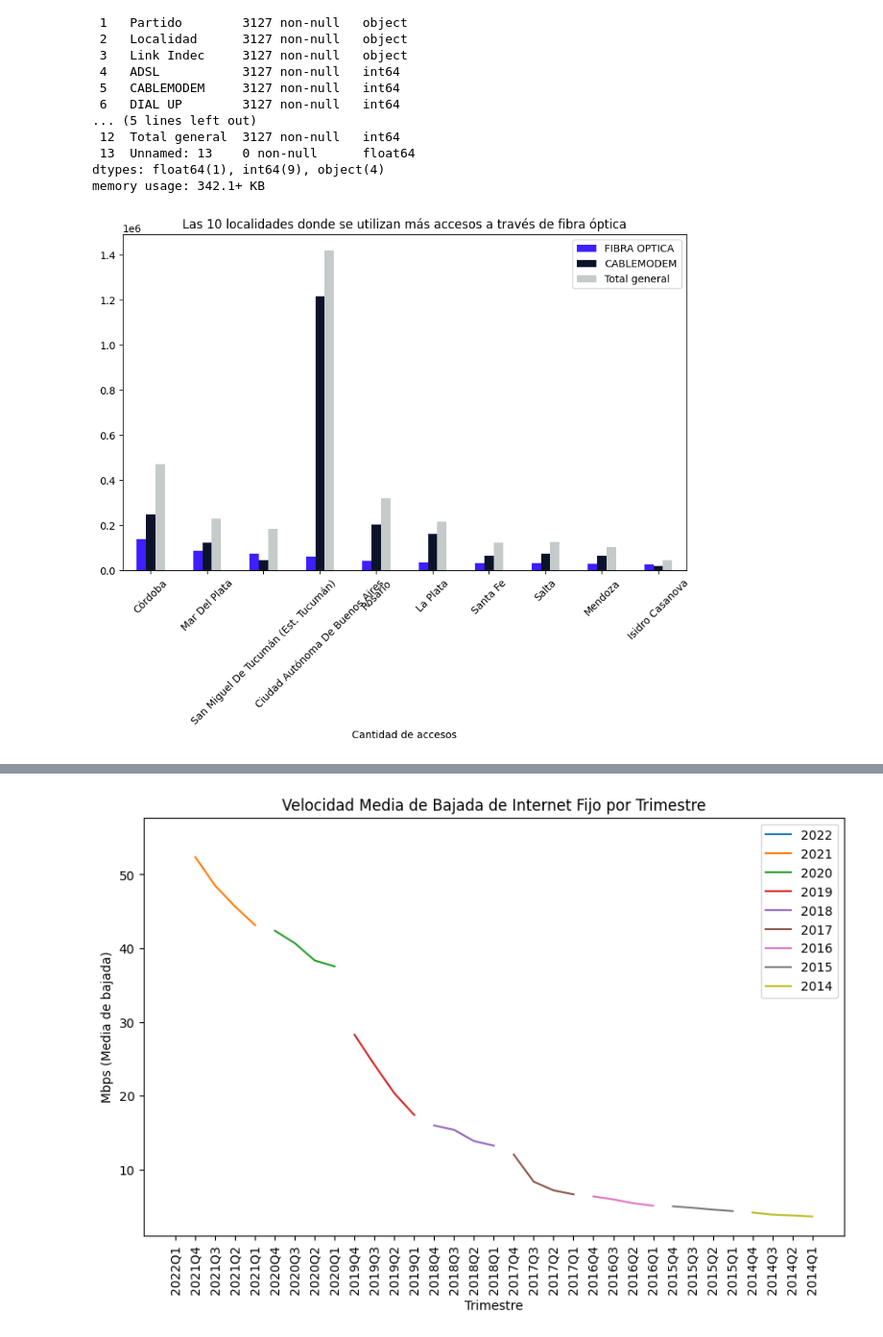
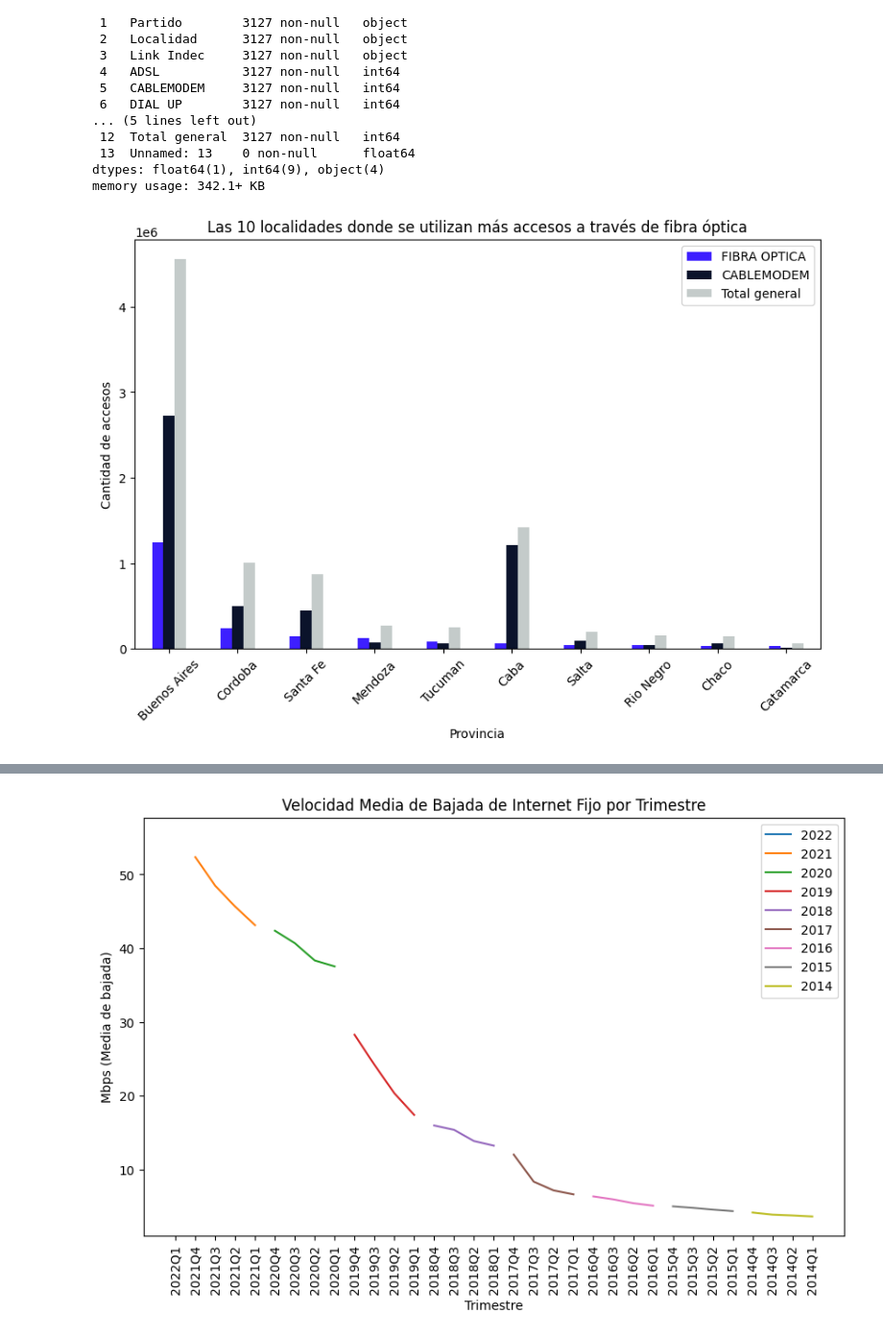
Before and after one commit to AlbaCastillo/Telecommunications-Data-Analyst, a Jupyter notebook: EDA_Telecomunicaciones.ipynb, the cells around one changed output, grey strips where cells are left out. Shown at 96% size. Saved outputs shown, nothing was run; the diff lists cells and outputs as text; code cells hidden in the pictures.

```diff
--- a/EDA_Telecomunicaciones.ipynb
+++ b/EDA_Telecomunicaciones.ipynb
@@ -644,16 +646,17 @@ Data columns (total 14 columns):
 dtypes: float64(1), int64(9), object(4)
 memory usage: 342.1+ KB
 # %%
-# Ordenar el DataFrame por la cantidad de accesos a través de fibra óptica y seleccionar las 10 primeras localidades
-df_top_10 = Accesos_Internet_fijo_por_tecnología_y_localidad.sort_values(by='FIBRA OPTICA', ascending=False).head(10)
+# Ordenar el DataFrame por la cantidad de accesos a través de fibra óptica y seleccionar las 10 primeras provincias
+grouped = Accesos_Internet_fijo_por_tecnología_y_localidad.groupby('Provincia')[['FIBRA OPTICA', 'CABLEMODEM', 'Total general']].sum()
+top_10 = grouped.sort_values(by='FIBRA OPTICA', ascending=False).head(10).reset_index()
 
 colors = sns.color_palette(['#3D1FFF', '#0B132B', '#C4CBCA'])
 
 # Crear una gráfica de barras horizontal para mostrar las 10 localidades donde se utilizan más accesos a través de fibra óptica
-ax = df_top_10.plot(kind='bar', x='Localidad', y=['FIBRA OPTICA', 'CABLEMODEM','Total general'], figsize=(10,6), color=[colors[0], colors[1], colors[2]])
+ax = top_10.plot(kind='bar', x='Provincia', y=['FIBRA OPTICA', 'CABLEMODEM', 'Total general'], figsize=(10,6), color=[colors[0], colors[1], colors[2]])
 ax.set_title('Las 10 localidades donde se utilizan más accesos a través de fibra óptica')
-ax.set_xlabel('Cantidad de accesos')
+ax.set_ylabel('Cantidad de accesos')
 ax.tick_params(axis='x', rotation=45)
 plt.show()
 # %% [output]
-[figure, old version]
+[figure, new version]
```
Also changed, not shown: parts of 32 cells of this notebook.
